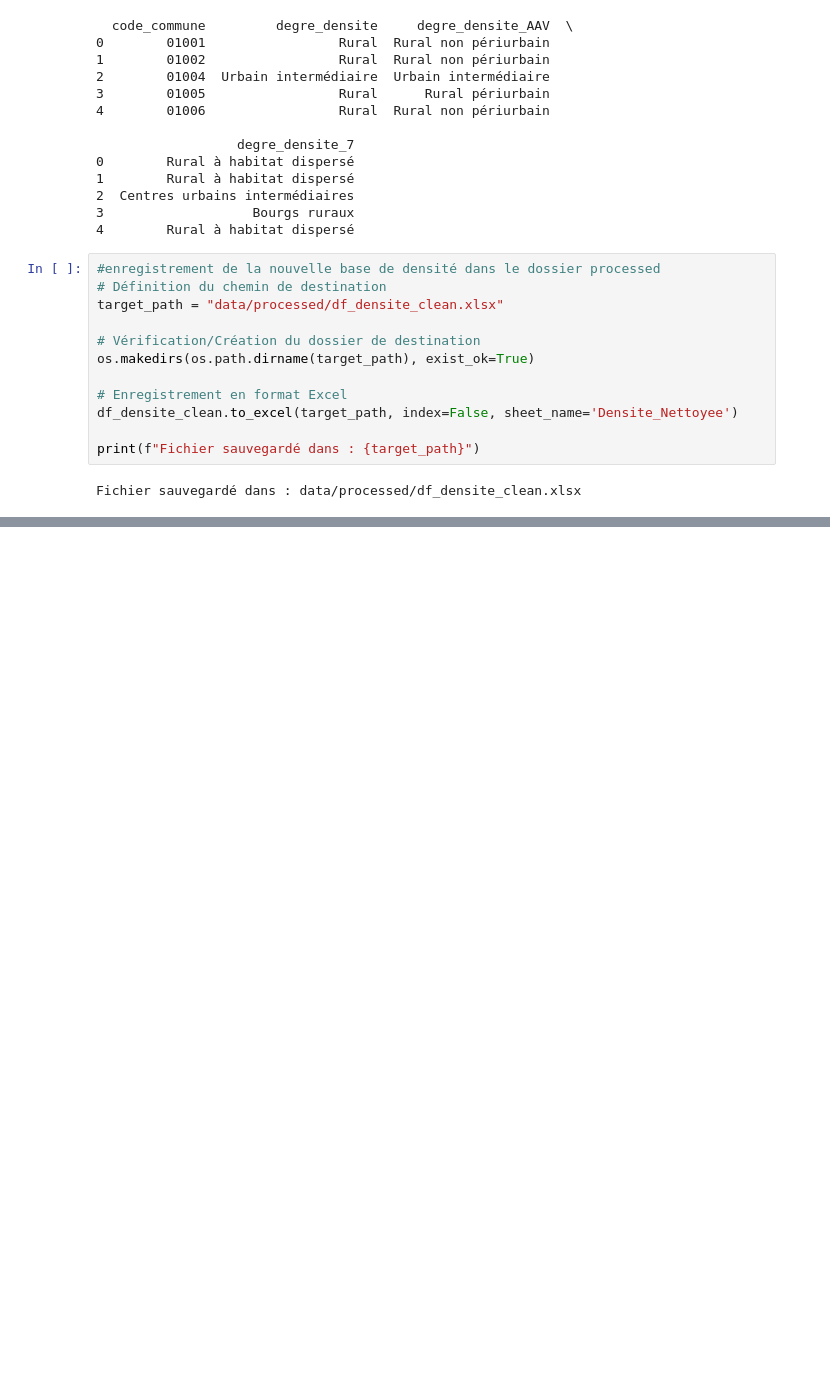
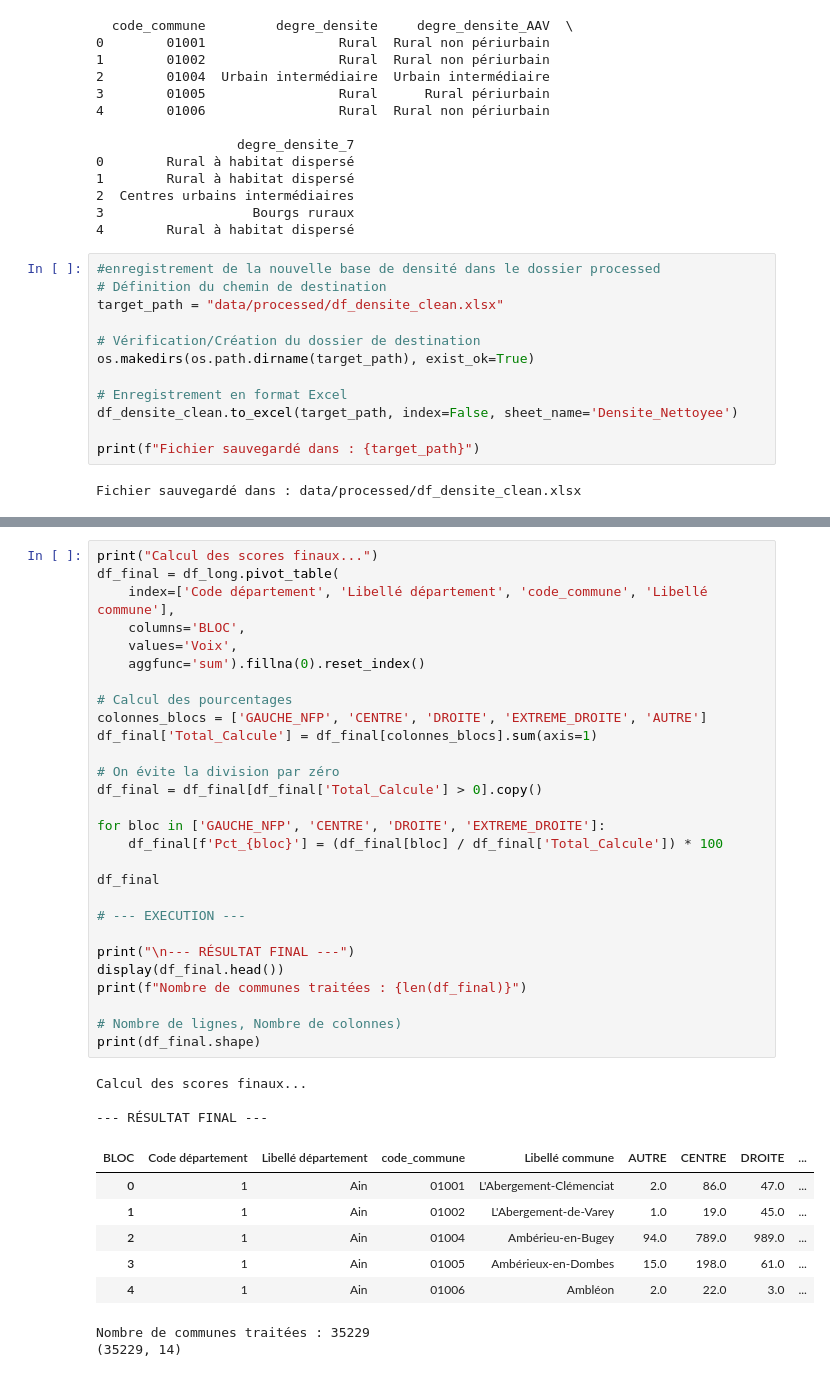
Before and after one commit to AntonJayet/projet-python-pour-la-data-science, a Jupyter notebook: Densite.ipynb, the cells around one changed output, grey strips where cells are left out. Drawn from its saved outputs; the diff is of its cells as text; blank space fills up the shorter version.

```diff
--- a/Densite.ipynb
+++ b/Densite.ipynb
@@ -154,0 +233,40 @@ print(df_ele_clean.head())
+# %%
+print("Calcul des scores finaux...")
+df_final = df_long.pivot_table(
+    index=['Code département', 'Libellé département', 'code_commune', 'Libellé commune'],
+    columns='BLOC',
+    values='Voix',
+    aggfunc='sum').fillna(0).reset_index()
+
+# Calcul des pourcentages
+colonnes_blocs = ['GAUCHE_NFP', 'CENTRE', 'DROITE', 'EXTREME_DROITE', 'AUTRE']
+df_final['Total_Calcule'] = df_final[colonnes_blocs].sum(axis=1)
+
+# On évite la division par zéro
+df_final = df_final[df_final['Total_Calcule'] > 0].copy()
+
+for bloc in ['GAUCHE_NFP', 'CENTRE', 'DROITE', 'EXTREME_DROITE']:
+    df_final[f'Pct_{bloc}'] = (df_final[bloc] / df_final['Total_Calcule']) * 100
+
+df_final
+
+# --- EXECUTION ---
+
+print("\n--- RÉSULTAT FINAL ---")
+display(df_final.head())
+print(f"Nombre de communes traitées : {len(df_final)}")
+
+# Nombre de lignes, Nombre de colonnes)
+print(df_final.shape)
+# %% [output]
+Calcul des scores finaux...
+
+--- RÉSULTAT FINAL ---
+| BLOC | Code département | Libellé département | code_commune | Libellé commune | AUTRE | CENTRE | DROITE | ... |
+| 0 | 1 | Ain | 01001 | L'Abergement-Clémenciat | 2.0 | 86.0 | 47.0 | ... |
+| 1 | 1 | Ain | 01002 | L'Abergement-de-Varey | 1.0 | 19.0 | 45.0 | ... |
+| 2 | 1 | Ain | 01004 | Ambérieu-en-Bugey | 94.0 | 789.0 | 989.0 | ... |
+| 3 | 1 | Ain | 01005 | Ambérieux-en-Dombes | 15.0 | 198.0 | 61.0 | ... |
+| 4 | 1 | Ain | 01006 | Ambléon | 2.0 | 22.0 | 3.0 | ... |
+Nombre de communes traitées : 35229
+(35229, 14)
```
Also changed, not shown: parts of 9 cells of this notebook.
